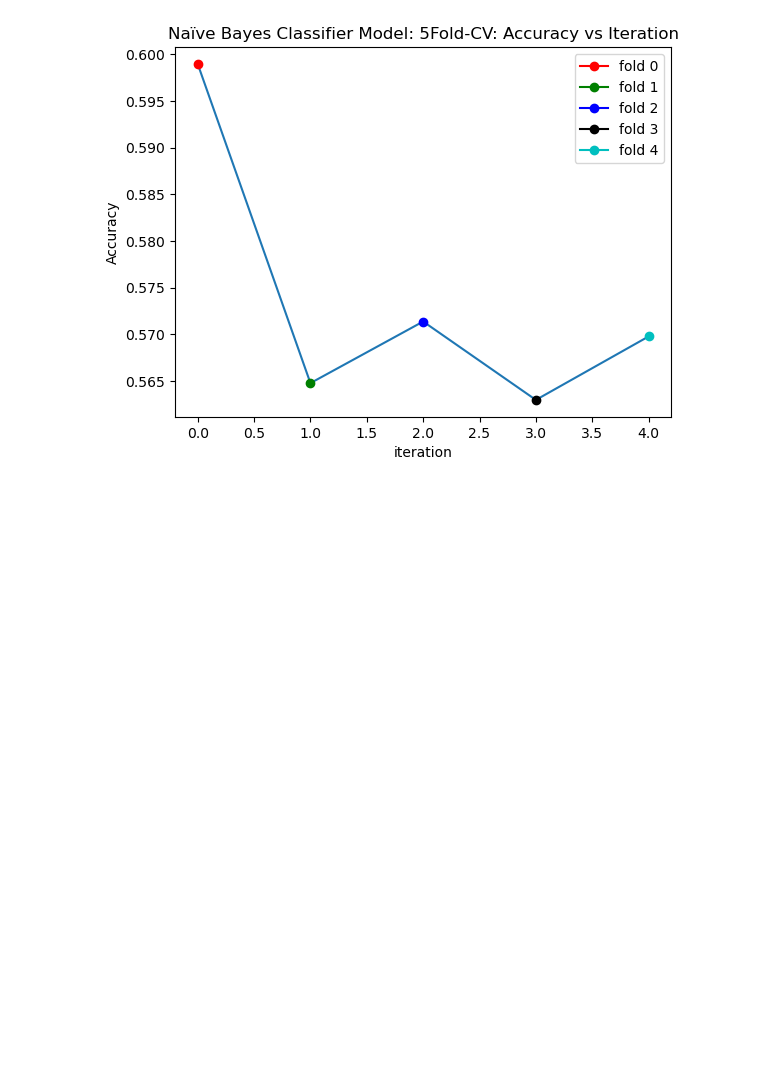
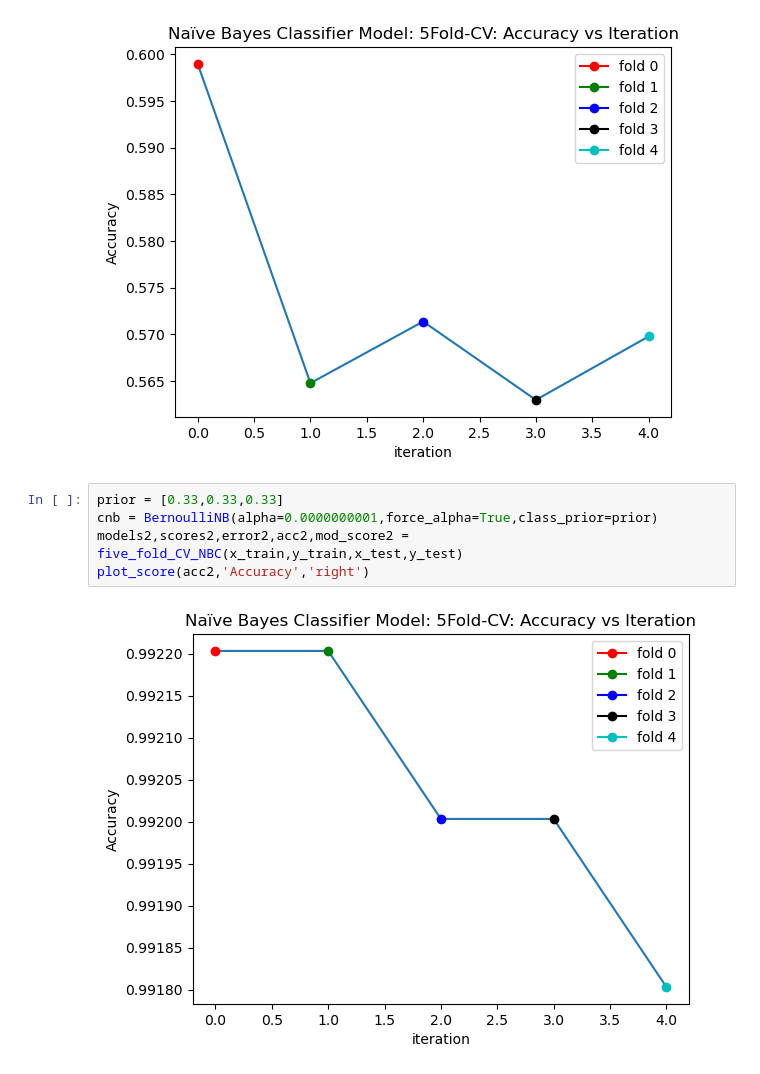
Before and after one commit to boncui/514-PA2, a Jupyter notebook: PA2_PartB_NBC.ipynb, the cells around one changed output. Saved outputs shown, nothing was run; the diff lists cells and outputs as text; blank space fills up the shorter version.

```diff
--- a/PA2_PartB_NBC.ipynb
+++ b/PA2_PartB_NBC.ipynb
@@ -221,3 +221,10 @@ def plot_score(data,fig,side):
 plot_score(acc,'Accuracy','right')
 # %% [output]
 [figure]
+# %%
+prior = [0.33,0.33,0.33]
+cnb = BernoulliNB(alpha=0.0000000001,force_alpha=True,class_prior=prior)
+models2,scores2,error2,acc2,mod_score2 = five_fold_CV_NBC(x_train,y_train,x_test,y_test)
+plot_score(acc2,'Accuracy','right')
+# %% [output]
+[figure, added]
```
Also changed, not shown: parts of 5 cells of this notebook, 1 other file.
